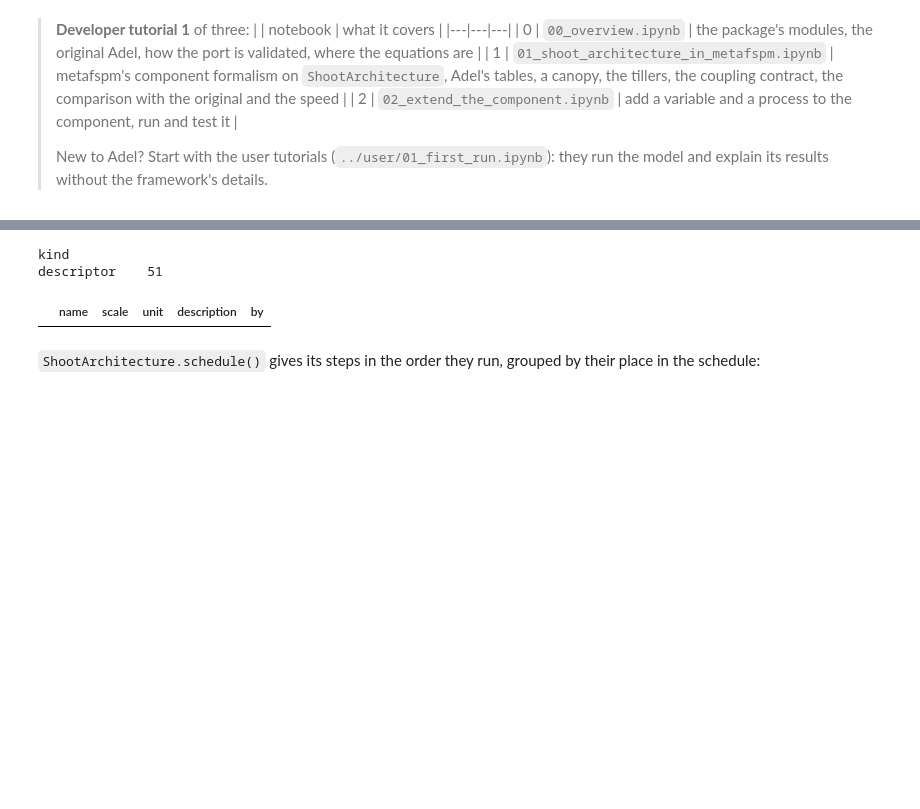
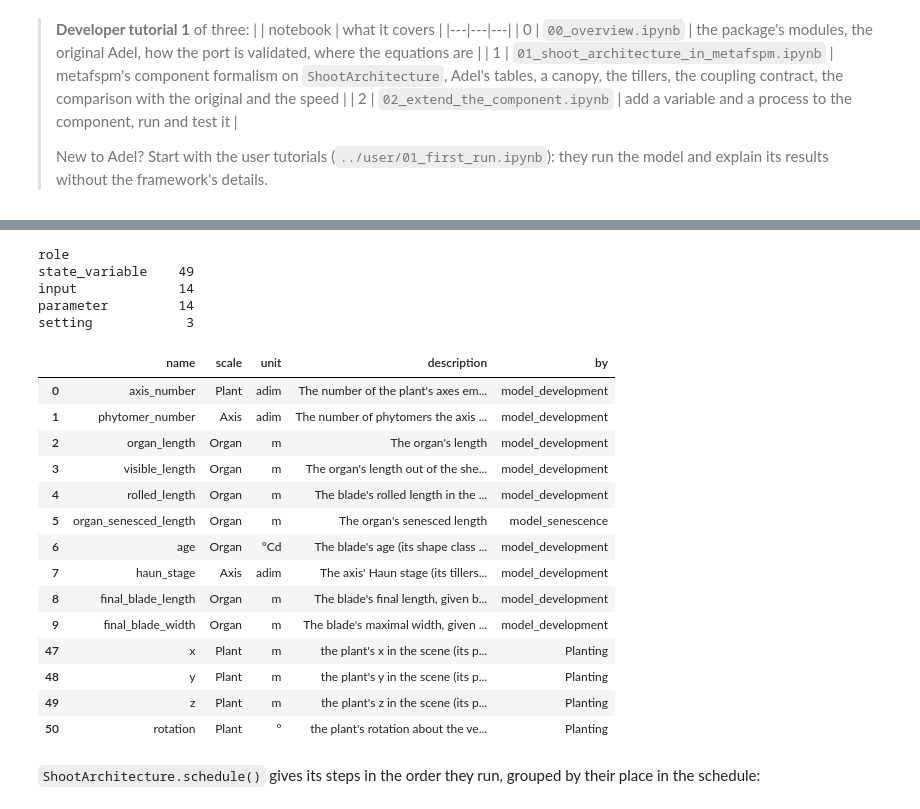
Before and after one commit to openalea/adel, a Jupyter notebook: example/tutorials/developer/01_shoot_architecture_in_metafspm.ipynb, the cells around one changed output, grey strips where cells are left out. Saved outputs shown, nothing was run; the diff lists cells and outputs as text; code cells hidden in the pictures; blank space fills up the shorter version.

```diff
--- a/example/tutorials/developer/01_shoot_architecture_in_metafspm.ipynb
+++ b/example/tutorials/developer/01_shoot_architecture_in_metafspm.ipynb
@@ -81,13 +86,30 @@ from openalea.metafspm.scene.scene import Scene
 # %%
 from openalea.adel.architecture import ShootArchitecture
 
 declarations = ShootArchitecture.declarations()
-print(declarations["kind"].value_counts().to_string())
-declarations.loc[declarations["kind"] == "input", ["name", "scale", "unit", "description", "by"]]
+print(declarations["role"].value_counts().to_string())
+declarations.loc[declarations["role"] == "input", ["name", "scale", "unit", "description", "by"]]
 # %% [output]
-kind
-descriptor    51
+role
+state_variable    49
+input             14
+parameter         14
+setting            3
 |  | name | scale | unit | description | by |
+| 0 | axis_number | Plant | adim | The number of the plant's axes em... | model_development |
+| 1 | phytomer_number | Axis | adim | The number of phytomers the axis ... | model_development |
+| 2 | organ_length | Organ | m | The organ's length | model_development |
+| 3 | visible_length | Organ | m | The organ's length out of the she... | model_development |
+| 4 | rolled_length | Organ | m | The blade's rolled length in the ... | model_development |
+| 5 | organ_senesced_length | Organ | m | The organ's senesced length | model_senescence |
+| 6 | age | Organ | °Cd | The blade's age (its shape class ... | model_development |
+| 7 | haun_stage | Axis | adim | The axis' Haun stage (its tillers... | model_development |
+| 8 | final_blade_length | Organ | m | The blade's final length, given b... | model_development |
+| 9 | final_blade_width | Organ | m | The blade's maximal width, given ... | model_development |
+| 47 | x | Plant | m | the plant's x in the scene (its p... | Planting |
+| 48 | y | Plant | m | the plant's y in the scene (its p... | Planting |
+| 49 | z | Plant | m | the plant's z in the scene (its p... | Planting |
+| 50 | rotation | Plant | ° | the plant's rotation about the ve... | Planting |
 # %% [markdown]
 `ShootArchitecture.schedule()` gives its steps in the order they run, grouped by their place in the schedule:
 # %%
```
Also changed, not shown: parts of 14 cells of this notebook, 14 other files.
